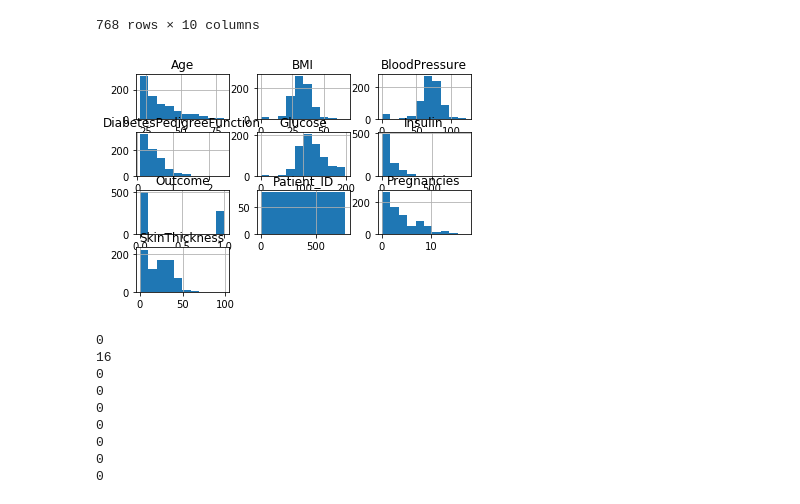
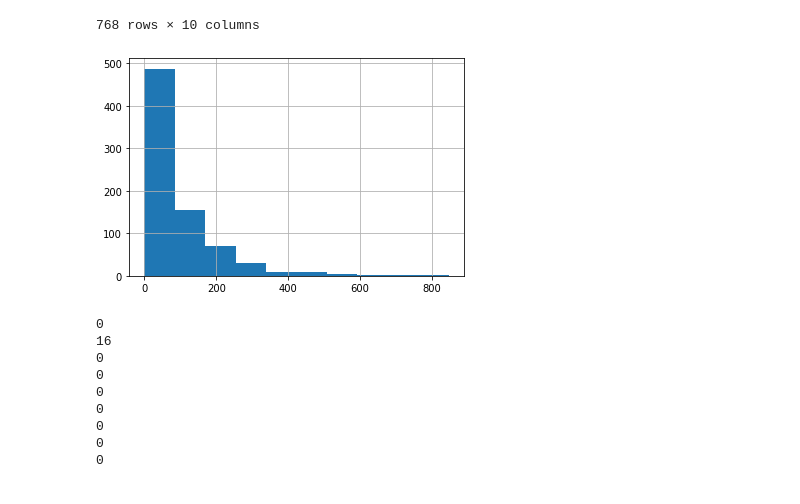
Before and after one commit to gandharvsuri/ML-model-for-Diabetes., a Jupyter notebook: Untitled.ipynb, the cells around one changed output. Cells and saved outputs as stored; diff of their text form; code cells hidden in the pictures.

```diff
--- a/Untitled.ipynb
+++ b/Untitled.ipynb
@@ -127,9 +127,9 @@ data
 | 767 | 1.0 | 93.0 | 70.0 | 31.0 | 0 | 30.400000 | 0.315 | 23.0 | ... |
 768 rows × 10 columns
 # %%
-Initial_data_plot = data.hist()
+Initial_data_plot = data['Insulin'].hist()
 # %% [output]
-[figure, old version]
+[figure, new version]
 # %%
 Number_of_missing_values()
 # %% [output]
```
Also changed, not shown: 9 other files.
